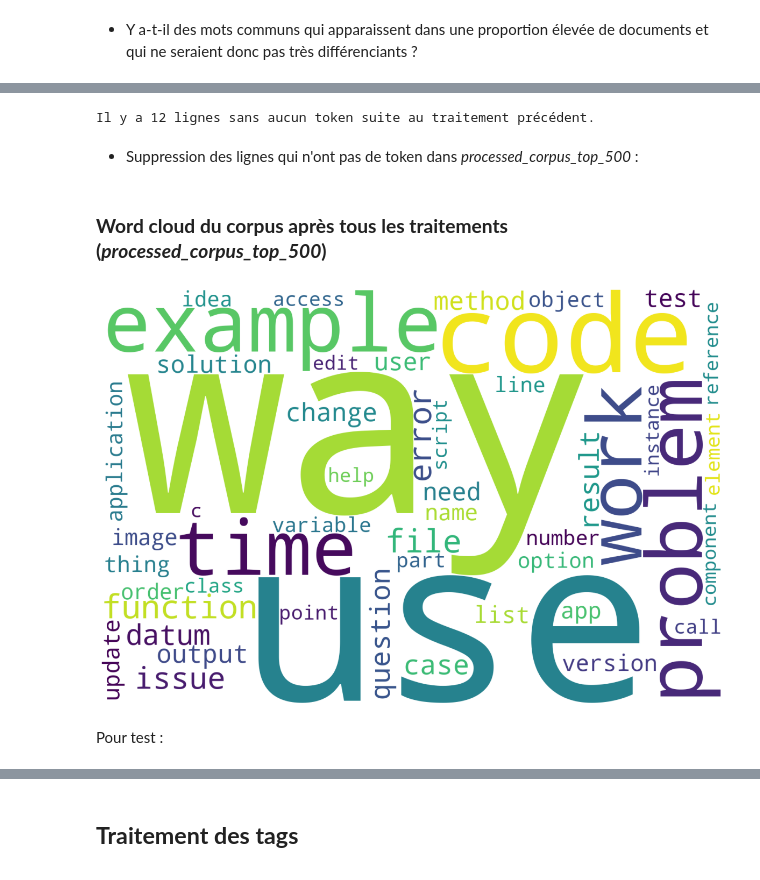
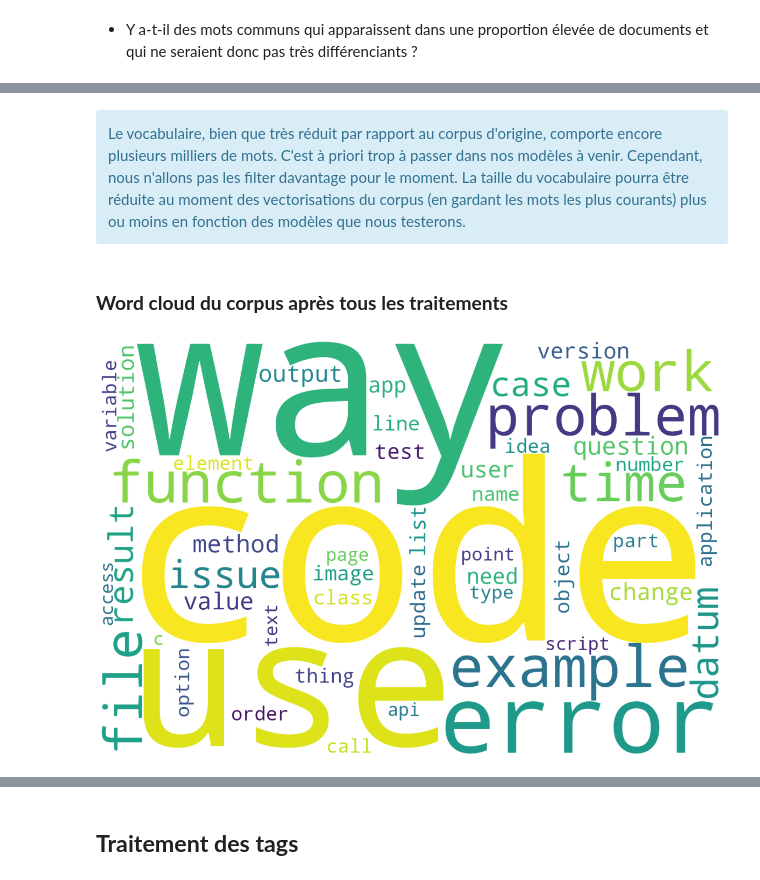
Before and after one commit to BiGHeaDMaX/Suggestion-automatique-de-mots-cles, a Jupyter notebook: 01 - Pré-traitements et Exploration.ipynb, the cells around one changed output, grey strips where cells are left out. Cells and saved outputs as stored; diff of their text form; code cells hidden in the pictures.

Commit message:
Suppression du filtrage trop 500

```diff
--- a/01 - Pré-traitements et Exploration.ipynb
+++ b/01 - Pré-traitements et Exploration.ipynb
@@ -1207,7 +1161,0 @@ data['processed_corpus_top_500'] = data['processed_corpus'].apply(filtrer_liste)
-# %%
-# Ici ce sont bien des listes vides [] que nous cherchons, pas des NaN.
-print(f"Il y a {data.loc[data['processed_corpus_top_500'].apply(len) == 0].shape[0]} lignes sans aucun token suite au traitement précédent.")
-# %% [output]
-Il y a 12 lignes sans aucun token suite au traitement précédent.
-# %% [markdown]
-- Suppression des lignes qui n'ont pas de token dans *processed_corpus_top_500* :
@@ -1217,22 +1162,22 @@ data = data.loc[data['processed_corpus_top_500'].apply(len) > 0].reset_index(dro
+# %% [markdown]
+<div class="alert alert-info">
+Le vocabulaire, bien que très réduit par rapport au corpus d'origine, comporte encore plusieurs milliers de mots. C'est à priori trop à passer dans nos modèles à venir. Cependant, nous n'allons pas les filter davantage pour le moment. La taille du vocabulaire pourra être réduite au moment des vectorisations du corpus (en gardant les mots les plus courants) plus ou moins en fonction des modèles que nous testerons.
+</div>
 # %% [markdown]
-### **Word cloud du corpus après tous les traitements (*processed_corpus_top_500*)**
+### **Word cloud du corpus après tous les traitements**
 # %%
-processed_corpus_top_500 = data['processed_corpus_top_500'].explode()
-
 plt.figure(figsize=(15, 10))  # On dimentionne l'image à 15*10 pouces,
                               # donc avec le dpi par défaut de 100, cela donne 1500*1000px
 
 wordcloud_processed = WordCloud(background_color='white',
                       stopwords=[],
                       max_words=50,
                       width=1500,  # Dimention en px de l'image à faire entrer
                       height=1000  # dans la figure plt de 15*10 pouces
-                      ).generate(" ".join(processed_corpus_top_500))
+                      ).generate(" ".join(processed_corpus))
 
 plt.imshow(wordcloud_processed)
 plt.axis("off")
 plt.show()
 # %% [output]
-[figure, old version]
+[figure, new version]
-# %% [markdown]
-Pour test :
```
Also changed, not shown: parts of 34 cells of this notebook.
